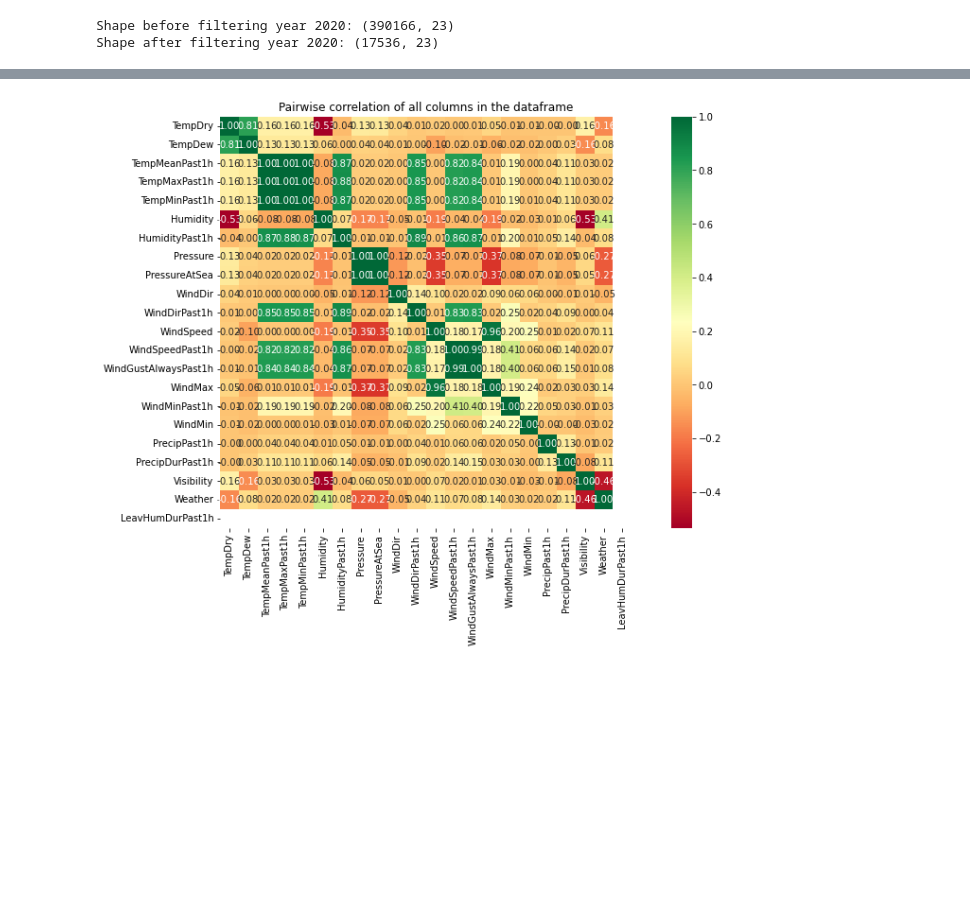
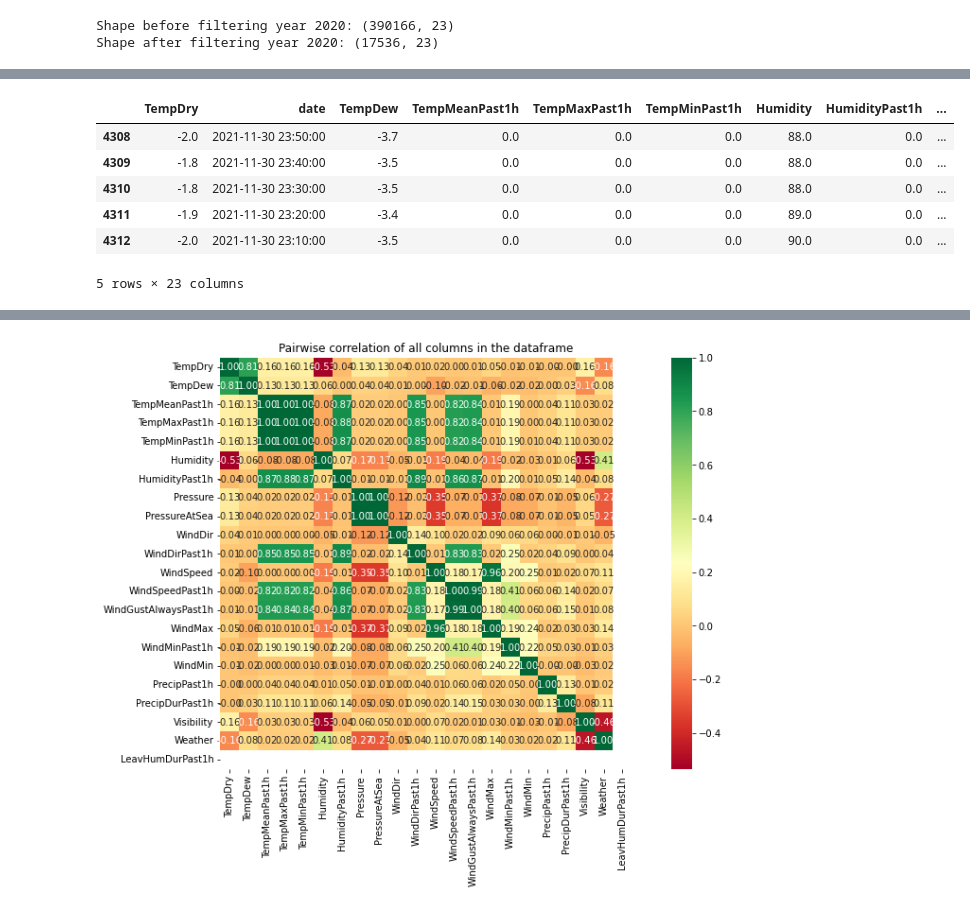
Before and after one commit to carlos9917/ml_project2, a Jupyter notebook: data_eda.ipynb, the cells around one changed output, grey strips where cells are left out. Saved outputs shown, nothing was run; the diff lists cells and outputs as text; code cells hidden in the pictures; blank space fills up the shorter version.

```diff
--- a/data_eda.ipynb
+++ b/data_eda.ipynb
@@ -67,8 +66,18 @@ print(f"Shape before filtering year 2020: {df.shape}")
 #print((df.date.iloc[0]))
 #(df.date.iloc[0] > datetime(2020,1,1))
 #Selecting only some of the data:
-df = df[(df["date"] > datetime(2021,8,1)) & (df["date"] < datetime(2021,12,1))]
+#This one worked
+beg_date = datetime(2021,8,1)
+end_date = datetime(2021,12,1)
+
+#beg_date = datetime(2021,5,1,0,0)
+#end_date = datetime(2021,12,1,0,0)
+df = df[(df["date"] > beg_date ) & (df["date"] < end_date)]
 print(f"Shape after filtering year 2020: {df.shape}")
+#
+#df.fillna(df.mean(),inplace=True)
+df.fillna(0,inplace=True)
+
 ## Checking possible correlations below
 # %% [output]
 Shape before filtering year 2020: (390166, 23)
@@ -75,0 +88,11 @@ Shape after filtering year 2020: (17536, 23)
+# %%
+# sanity check: look at some values before
+df.head(5)
+# %% [output]
+|  | TempDry | date | TempDew | TempMeanPast1h | TempMaxPast1h | TempMinPast1h | Humidity | HumidityPast1h | ... |
+| 4308 | -2.0 | 2021-11-30 23:50:00 | -3.7 | 0.0 | 0.0 | 0.0 | 88.0 | 0.0 | ... |
+| 4309 | -1.8 | 2021-11-30 23:40:00 | -3.5 | 0.0 | 0.0 | 0.0 | 88.0 | 0.0 | ... |
+| 4310 | -1.8 | 2021-11-30 23:30:00 | -3.5 | 0.0 | 0.0 | 0.0 | 88.0 | 0.0 | ... |
+| 4311 | -1.9 | 2021-11-30 23:20:00 | -3.4 | 0.0 | 0.0 | 0.0 | 89.0 | 0.0 | ... |
+| 4312 | -2.0 | 2021-11-30 23:10:00 | -3.5 | 0.0 | 0.0 | 0.0 | 90.0 | 0.0 | ... |
+5 rows × 23 columns
```
Also changed, not shown: parts of 19 cells of this notebook, 2 other files.
